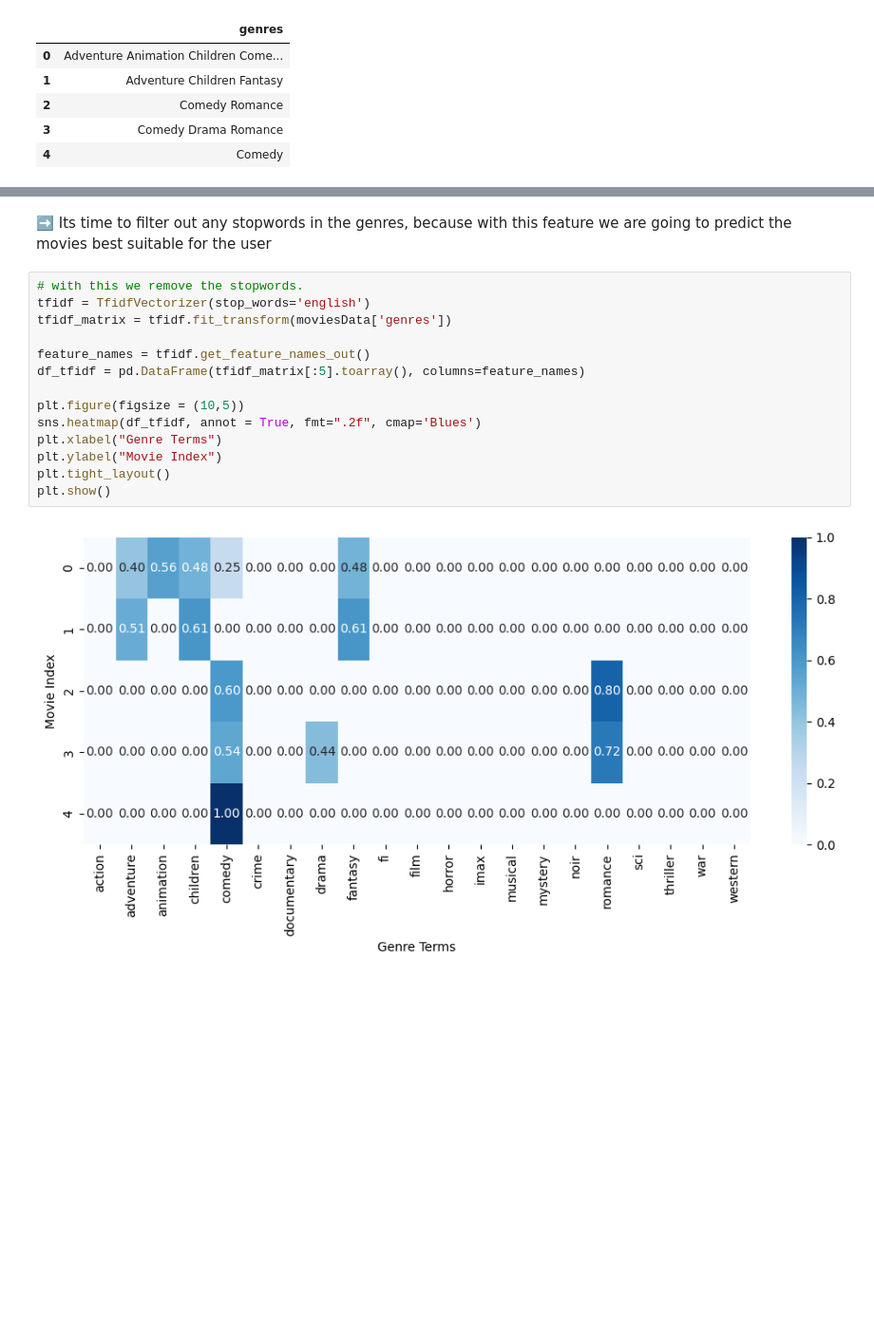
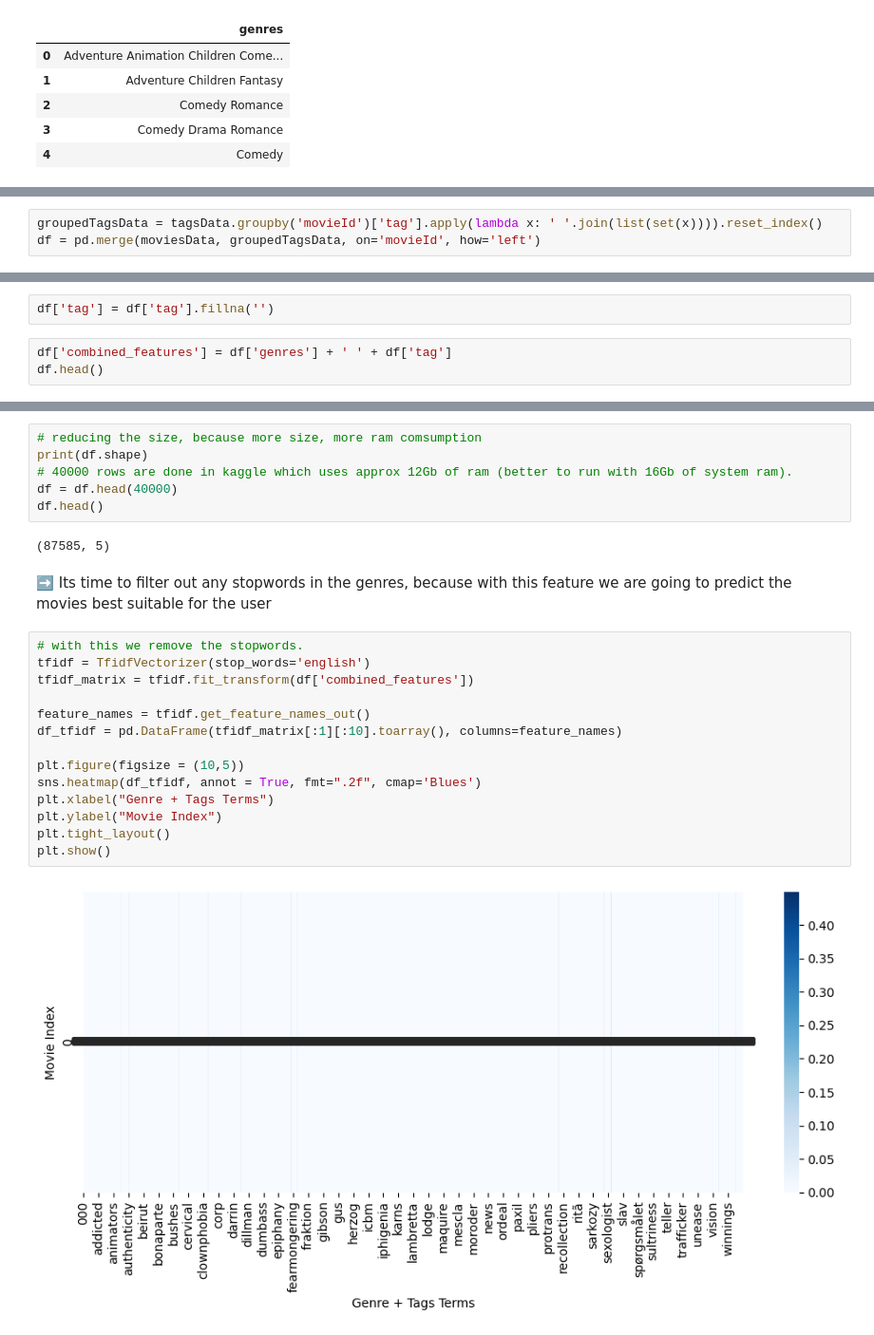
Before and after one commit to KarthikNot/movies-recommendation-system, a Jupyter notebook: recommendation-system-training.ipynb, the cells around one changed output, grey strips where cells are left out. Shown: that part at 95% size. Cells and saved outputs as stored; diff of their text form; blank space fills up the shorter version.

Commit message:
recommedation system with genres and additional tags

```diff
--- a/recommendation-system-training.ipynb
+++ b/recommendation-system-training.ipynb
@@ -68,0 +109,3 @@ moviesData[['genres']][:5]
+# %%
+groupedTagsData = tagsData.groupby('movieId')['tag'].apply(lambda x: ' '.join(list(set(x)))).reset_index()
+df = pd.merge(moviesData, groupedTagsData, on='movieId', how='left')
@@ -68,0 +127,5 @@ moviesData[['genres']][:5]
+# %%
+df['tag'] = df['tag'].fillna('')
+# %%
+df['combined_features'] = df['genres'] + ' ' + df['tag']
+df.head()
@@ -69,18 +139,26 @@ moviesData[['genres']][:5]
+# %%
+# reducing the size, because more size, more ram comsumption
+print(df.shape)
+# 40000 rows are done in kaggle which uses approx 12Gb of ram (better to run with 16Gb of system ram).
+df = df.head(40000)
+df.head()
+# %% [output]
+(87585, 5)
 # %% [markdown]
 ➡️ Its time to filter out any stopwords in the genres, because with this feature we are going to predict the movies best suitable for the user
 # %%
 # with this we remove the stopwords.
 tfidf = TfidfVectorizer(stop_words='english')
-tfidf_matrix = tfidf.fit_transform(moviesData['genres'])
+tfidf_matrix = tfidf.fit_transform(df['combined_features'])
 
 feature_names = tfidf.get_feature_names_out()
-df_tfidf = pd.DataFrame(tfidf_matrix[:5].toarray(), columns=feature_names)
+df_tfidf = pd.DataFrame(tfidf_matrix[:1][:10].toarray(), columns=feature_names)
 
 plt.figure(figsize = (10,5))
 sns.heatmap(df_tfidf, annot = True, fmt=".2f", cmap='Blues')
-plt.xlabel("Genre Terms")
+plt.xlabel("Genre + Tags Terms")
 plt.ylabel("Movie Index")
 plt.tight_layout()
 plt.show()
 # %% [output]
-[figure, old version]
+[figure, new version]
```
Also changed, not shown: parts of 16 cells of this notebook.
